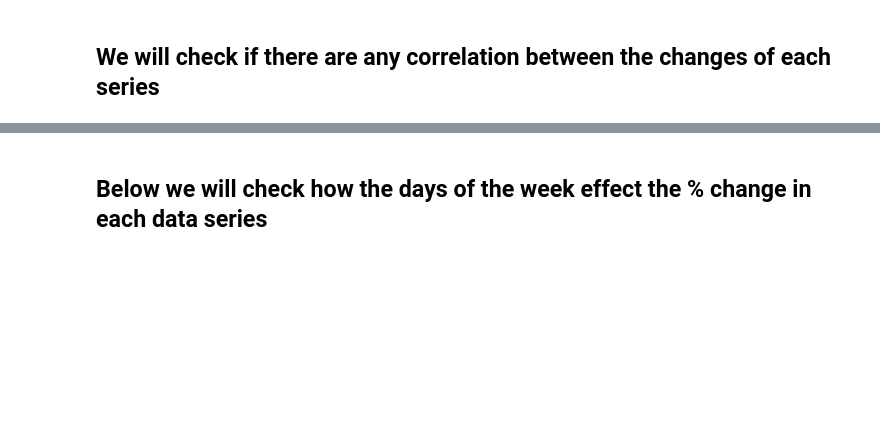
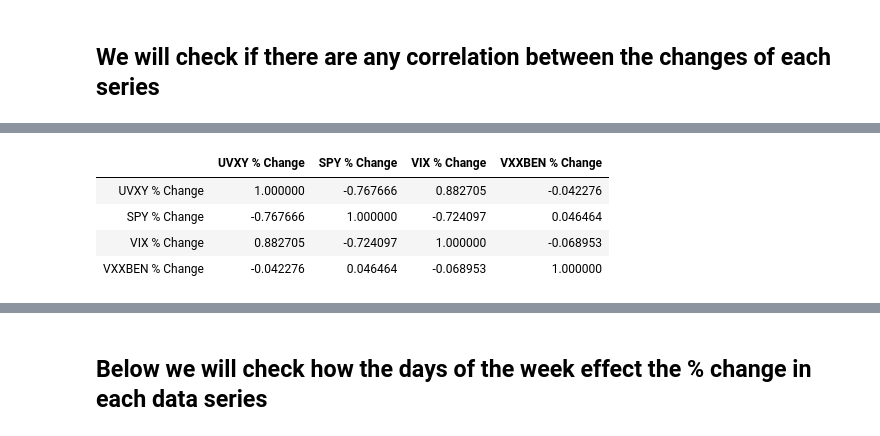
Before and after one commit to Berkat0789/Data_Analysis, a Jupyter notebook: Personal Projects/Jeff Benton/VIXX Analysis.ipynb, the cells around one changed output, grey strips where cells are left out. Cells and saved outputs as stored; diff of their text form; code cells hidden in the pictures; blank space fills up the shorter version.

```diff
--- a/Personal Projects/Jeff Benton/VIXX Analysis.ipynb
+++ b/Personal Projects/Jeff Benton/VIXX Analysis.ipynb
@@ -76,0 +139,9 @@ sns.pairplot(vix_DataFrame[["UVXY % Change", "SPY % Change", "VIX % Change","VXX
+# %%
+change_Matrix = vix_DataFrame[["UVXY % Change", "SPY % Change", "VIX % Change","VXXBEN % Change"]].corr()
+change_Matrix
+# %% [output]
+|  | UVXY % Change | SPY % Change | VIX % Change | VXXBEN % Change |
+| UVXY % Change | 1.000000 | -0.767666 | 0.882705 | -0.042276 |
+| SPY % Change | -0.767666 | 1.000000 | -0.724097 | 0.046464 |
+| VIX % Change | 0.882705 | -0.724097 | 1.000000 | -0.068953 |
+| VXXBEN % Change | -0.042276 | 0.046464 | -0.068953 | 1.000000 |
```
Also changed, not shown: parts of 12 cells of this notebook, 3 other files.
